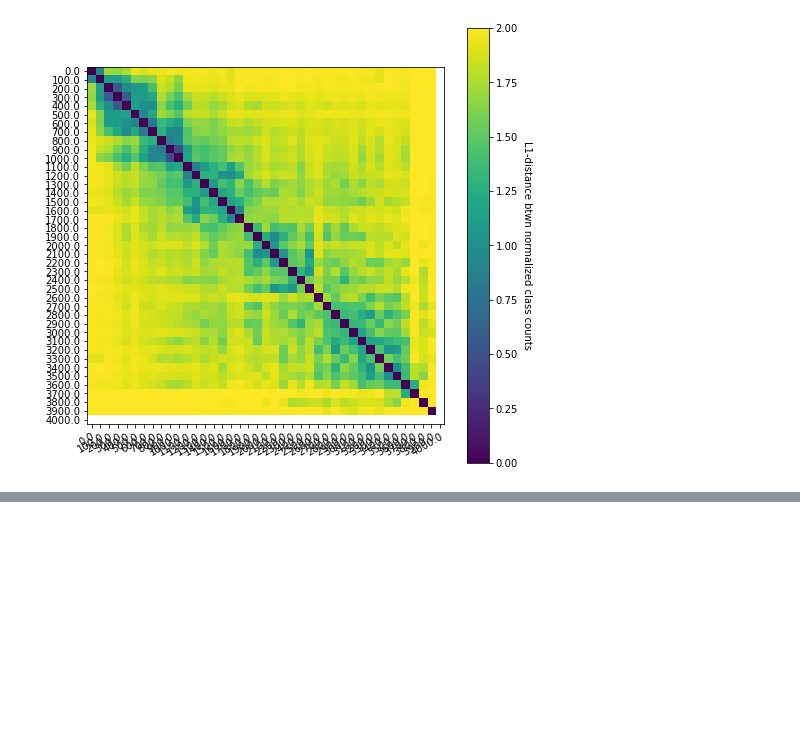
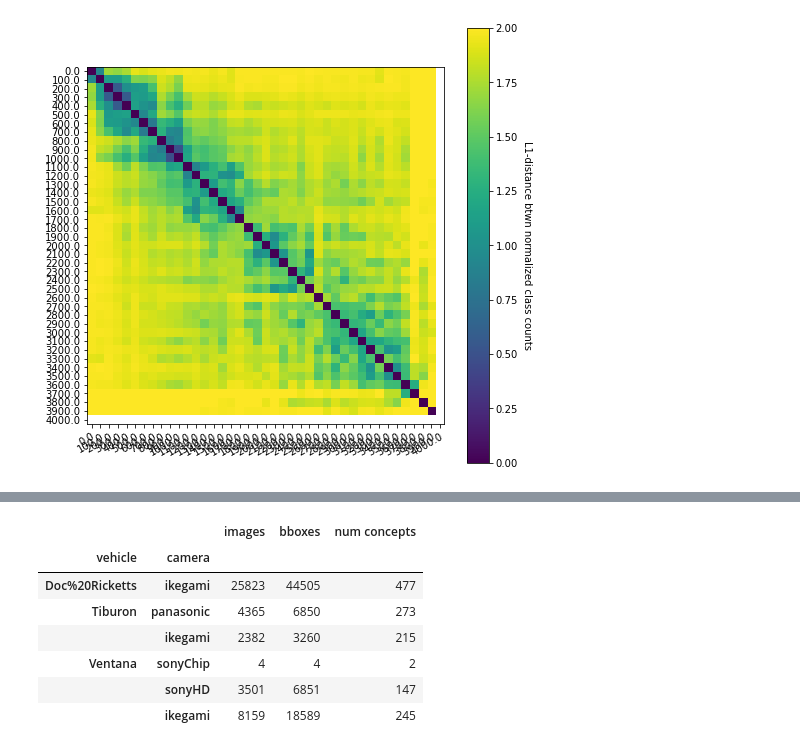
Before and after one commit to eor314/duds_explore, a Jupyter notebook: duds_explore.ipynb, the cells around one changed output, grey strips where cells are left out. Cells and saved outputs as stored; diff of their text form; code cells hidden in the pictures; blank space fills up the shorter version.

```diff
--- a/duds_explore.ipynb
+++ b/duds_explore.ipynb
@@ -366,0 +448,16 @@ Text(0, 0.5, 'L1-distance btwn normalized class counts')
+# %%
+xx = pd.DataFrame(cam_df.xs("images",level='count-type').sum(), columns=["images"])
+
+xx.loc[:,'bboxes'] = cam_df.xs("bboxes",level='count-type').sum()
+xx.loc[:,"num concepts"] = cam_df.xs("bboxes",level='count-type')[cam_df.xs("bboxes",level='count-type') != 0].count()
+
+xx
+# %% [output]
+|  |  | images | bboxes | num concepts |
+| vehicle | camera |  |  |  |
+| Doc%20Ricketts | ikegami | 25823 | 44505 | 477 |
+| Tiburon | panasonic | 4365 | 6850 | 273 |
+|  | ikegami | 2382 | 3260 | 215 |
+| Ventana | sonyChip | 4 | 4 | 2 |
+|  | sonyHD | 3501 | 6851 | 147 |
+|  | ikegami | 8159 | 18589 | 245 |
```
Also changed, not shown: parts of 5 cells of this notebook.
